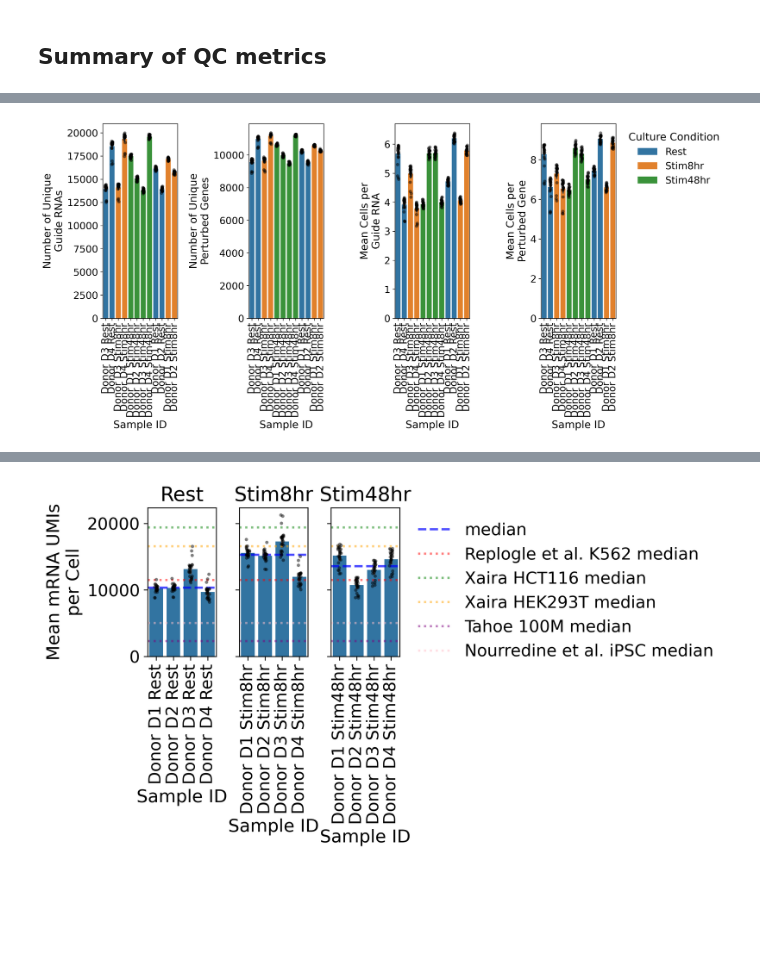
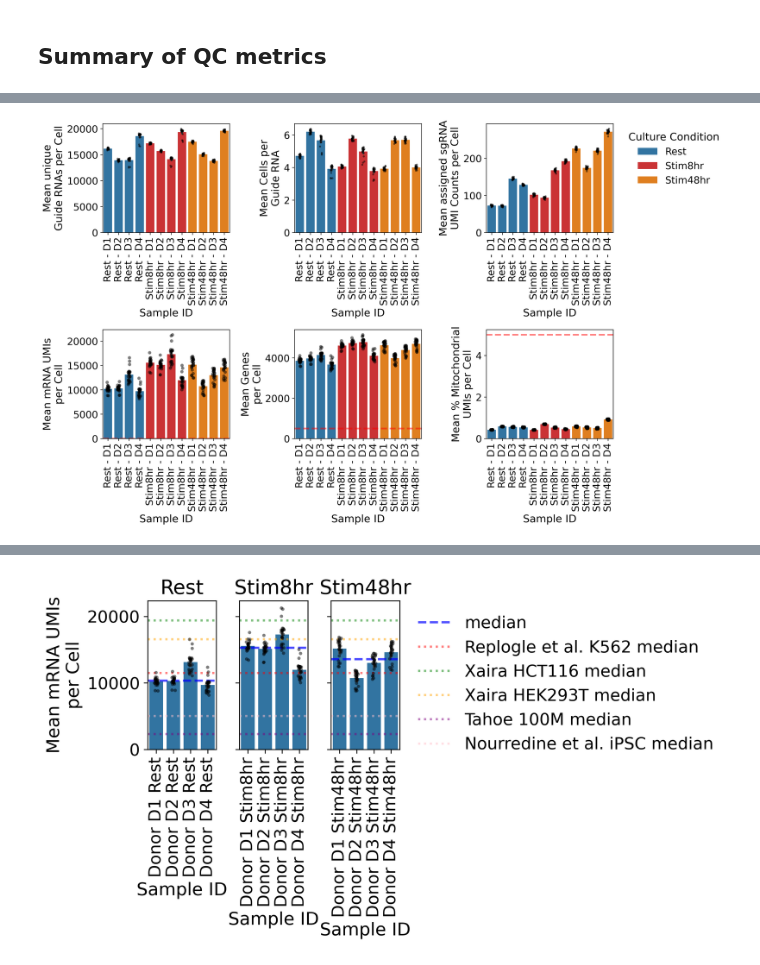
Before and after one commit to emdann/GWT_perturbseq_analysis_2025, a Jupyter notebook: src/1_preprocess/qc_final.ipynb, the cells around one changed output, grey strips where cells are left out. Cells and saved outputs as stored; diff of their text form; code cells hidden in the pictures; blank space fills up the shorter version.

Commit message:
updated qc figures

```diff
--- a/src/1_preprocess/qc_final.ipynb
+++ b/src/1_preprocess/qc_final.ipynb
@@ -55,7 +56,12 @@ Memory percentage used: 12.3%
 # %%
-PLOTDIR = f'../../results/CD4i_final/'
+PLOTDIR = f'./results/'
 sc.settings.figdir = PLOTDIR
 os.makedirs(PLOTDIR, exist_ok=True)
+
+# Read figure palettes
+with open('../../metadata/figure_palettes.yaml', 'r') as f:
+    palettes = yaml.safe_load(f)
+
 
 def save_plot(pl_name, plot_dir = None):
     if plot_dir is None:
@@ -210,42 +180,91 @@ all_qc_summary.head()
 # %%
 pl_cols = ['n_unique_guides',
-       'n_unique_perturbed_genes', 'mean_cells_x_guide',
-       'mean_cells_x_perturbed_gene'
+       'mean_cells_x_guide','mean_top_guide_UMI_counts'
        ]
 
 # Define better y-axis labels
 y_labels = {
-    'n_unique_guides': 'Number of Unique\nGuide RNAs',
-    'n_unique_perturbed_genes': 'Number of Unique\nPerturbed Genes',
+    'n_unique_guides': 'Mean unique\nGuide RNAs per Cell',
+    # 'n_unique_perturbed_genes': 'Number of Unique\nPerturbed Genes',
     'mean_cells_x_guide': 'Mean Cells per\nGuide RNA',
-    'mean_cells_x_perturbed_gene': 'Mean Cells per\nPerturbed Gene'
+    'mean_top_guide_UMI_counts': 'Mean assigned sgRNA\nUMI Counts per Cell'
 }
 
 all_qc_summary['donor_id'] = all_qc_summary['library_id'].str.split('_').str[2]
 all_qc_summary['culture_condition'] = all_qc_summary['library_id'].str.split('_').str[3]
-all_qc_summary['sample_id'] = 'Donor ' + all_qc_summary['donor_id'] + ' ' + all_qc_summary['culture_condition']
+all_qc_summary['sample_id'] = all_qc_summary['culture_condition'].astype(str) + ' - ' + all_qc_summary['donor_id'].astype(str)
 
-# Create subplots for each metric in one row
-n_cols = len(pl_cols)
-fig, axes = plt.subplots(1, n_cols, figsize=(15, 7))
+# Create ordered list of sample_ids
+sample_id_order = []
+for condition in ['Rest', 'Stim8hr', 'Stim48hr']:
+    for donor in sorted(all_qc_summary['donor_id'].unique()):
+        sample_id = f'{condition} - {donor}'
+        if sample_id in all_qc_summary['sample_id'].values:
+            sample_id_order.append(sample_id)
+
+# Create figure with 2 rows
+fig, axes = plt.subplots(2, 3, figsize=(15, 9))
+
+# First row - perturbation metrics
+for idx, col in enumerate(pl_cols):
+    sns.barplot(data=all_qc_summary, x='sample_id', y=col, hue='culture_condition',
+                order=sample_id_order, ax=axes[0,idx], palette=palettes['culture_condition'])
+    sns.stripplot(data=all_qc_summary, x='sample_id', y=col, color='black',
+                 size=3, alpha=0.5, order=sample_id_order,
+                 legend=False, ax=axes[0,idx])
+
+    axes[0,idx].set_xticklabels(axes[0,idx].get_xticklabels(), rotation=90)
+    axes[0,idx].set_xlabel('Sample ID')
+    axes[0,idx].set_ylabel(y_labels[col])
+
+    # Only show legend on last plot
+    if idx != 2:
+        axes[0,idx].get_legend().remove()
+    else:
+        axes[0,idx].legend(bbox_to_anchor=(1.05, 1), loc='upper left',
+                        title='Culture Condition', frameon=False)
+
+# Second row - QC metrics
+pl_cols = ['mean_total_counts', 'mean_n_genes',
+       'mean_pct_counts_mt',
+       ]
+
+qc_thresholds = {
+    'mean_total_counts':0,
+    'mean_n_genes':500,
+    'mean_pct_counts_mt':5,
+}
+
+y_labels = {
+    'mean_total_counts': 'Mean mRNA UMIs\nper Cell',
+    'mean_n_genes': 'Mean Genes\nper Cell',
+    'mean_pct_counts_mt': 'Mean % Mitochondrial\nUMIs per Cell',
+}
 
 for idx, col in enumerate(pl_cols):
-    sns.barplot(data=all_qc_summary, x='sample_id', y=col, hue='culture_condition', ax=axes[idx])
+    sns.barplot(data=all_qc_summary, x='sample_id', y=col, hue='culture_condition',
+                order=sample_id_order, ax=axes[1,idx], palette=palettes['culture_condition'])
     sns.stripplot(data=all_qc_summary, x='sample_id', y=col, color='black',
-                 size=5, alpha=0.5,
-                 legend=False, ax=axes[idx])
+                 size=5, alpha=0.5, order=sample_id_order,
+                 legend=False, ax=axes[1,idx])
 
-    axes[idx].set_xticklabels(axes[idx].get_xticklabels(), rotation=90)
-    axes[idx].set_xlabel('Sample ID')
-    axes[idx].set_ylabel(y_labels[col])
+    # Add horizontal dotted line for QC threshold
+    threshold = qc_thresholds[col]
+    axes[1,idx].axhline(y=threshold, color='red', linestyle='--', alpha=0.5,
+                     label=f'QC threshold', linewidth=2.5)
+    axes[1,idx].set_xticklabels(axes[1,idx].get_xticklabels(), rotation=90)
+    axes[1,idx].set_xlabel('Sample ID')
+    axes[1,idx].set_ylabel(y_labels[col])
 
-    # Only show legend on first plot
+    # Only show legend on last plot
     if idx != 3:
-        axes[idx].get_legend().remove()
+        axes[1,idx].get_legend().remove()
     else:
-        axes[idx].legend(bbox_to_anchor=(1.05, 1), loc='upper left',
+        axes[1,idx].legend(bbox_to_anchor=(1.05, 1), loc='upper left',
                         title='Culture Condition', frameon=False)
 
 plt.tight_layout()
+plt.savefig(PLOTDIR + "QC_metrics.png")
+plt.savefig(PLOTDIR + "QC_metrics.pdf")
 # %% [output]
-[figure, old version]
+[figure, new version]
```
Also changed, not shown: parts of 22 cells of this notebook, 14 other files.
